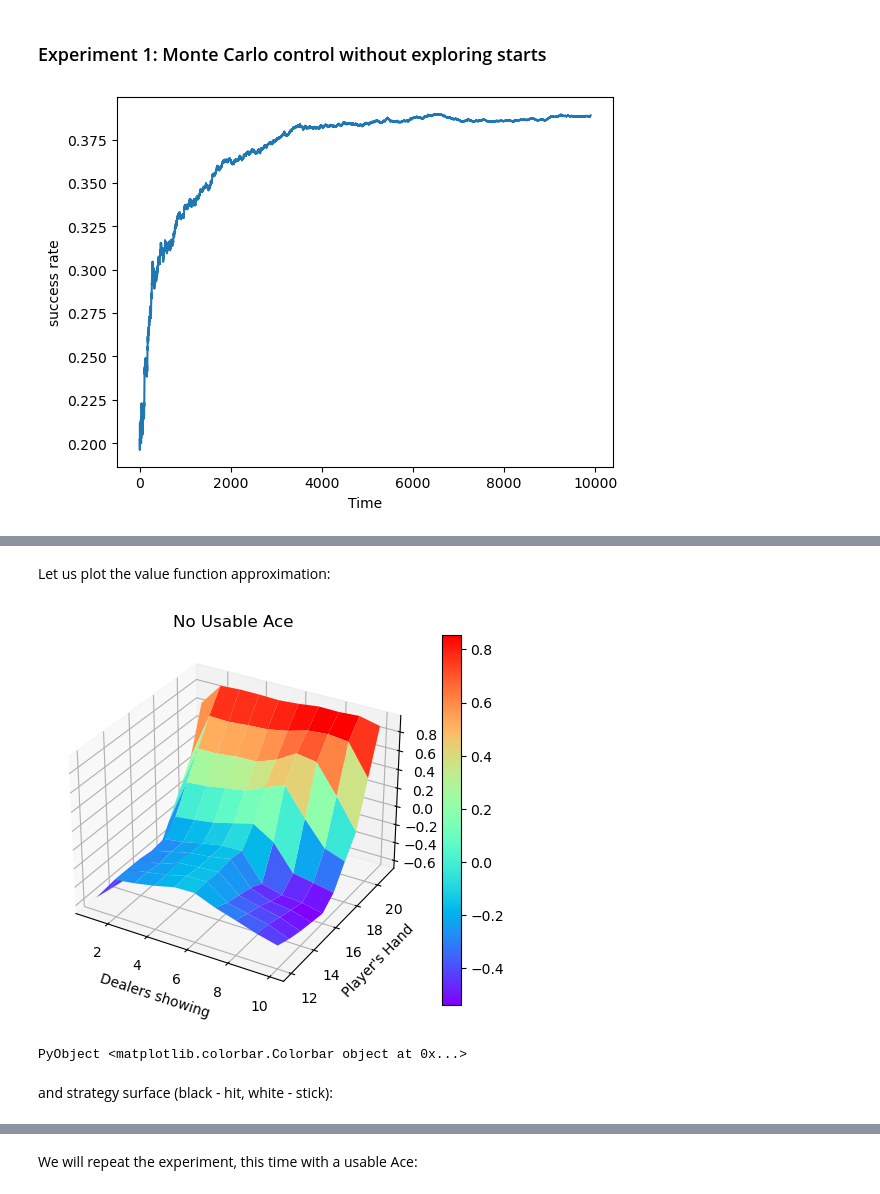
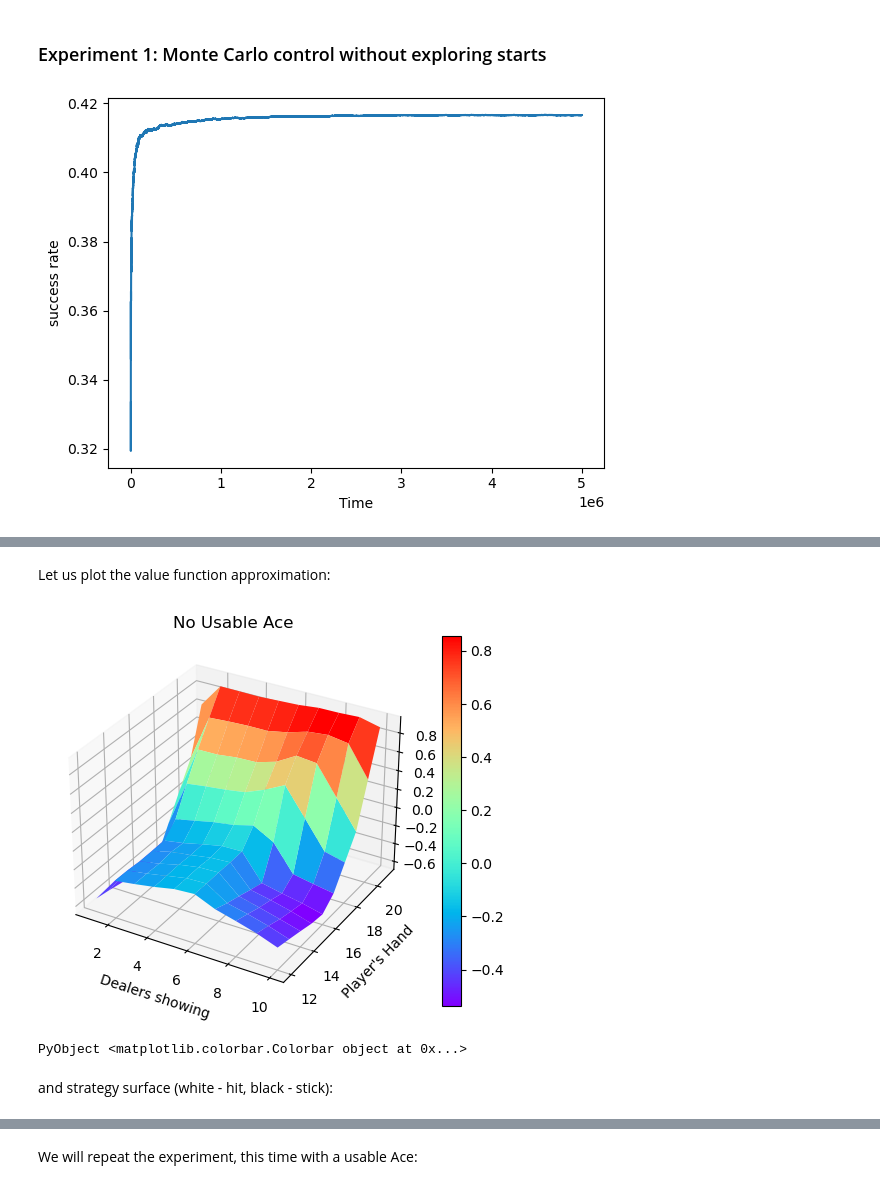
Before and after one commit to bartoszpankratz/234900-0286-MW, a Jupyter notebook: 3. Metody Monte Carlo/blackjack.ipynb, the cells around one changed output, grey strips where cells are left out. Saved outputs shown, nothing was run; the diff lists cells and outputs as text; code cells hidden in the pictures.

```diff
--- a/3. Metody Monte Carlo/blackjack.ipynb
+++ b/3. Metody Monte Carlo/blackjack.ipynb
@@ -30,31 +135,29 @@ and learning function:
 # %%
 function get_episode(agent; es = false, maxstep = 1000)
     step = 1
-    hand,dealer,ace = agent.env.state
-    state = (hand,dealer,ace)
-    if !haskey(agent.Q, state) || rand() < agent.ϵ || es
-        action = rand(1:length(agent.env.action_space))
+    S = state(agent.env)
+    if !haskey(agent.Q, S) || rand() < agent.ϵ || es
+        A = rand(1:length(action_space(agent.env)))
     else
-        action = argmax(agent.Q[state])
+        A = argmax(agent.Q[S])
     end
-    agent.env(action - 1)
+    agent.env(A)
     r = reward(agent.env)
-    episode = [(state, action, r)]
+    episode = [(S, A, r)]
     if is_terminated(agent.env)
         reset!(agent.env)
         return episode
     end
     while step < maxstep
-        hand,dealer,ace = agent.env.state[1]
-        state = (hand,dealer,ace)
-        if !haskey(agent.Q, state) || (rand() < agent.ϵ && !es)
-            action = rand(1:length(agent.env.action_space))
+        S = state(agent.env)
+        if !haskey(agent.Q, S) || (rand() < agent.ϵ && !es)
+            A = rand(1:length(action_space(agent.env)))
         else
-            action = argmax(agent.Q[state])
+            A = argmax(agent.Q[S])
         end
-        agent.env(action - 1)
+        agent.env(A)
         r = reward(agent.env)
-        push!(episode, (state, action,r))
+        push!(episode, (S, A,r))
         if is_terminated(agent.env)
             reset!(agent.env)
             break
@@ -70,16 +173,16 @@ function update!(agent; es = false)
     occur_first = reverse(vcat(findfirst.(isequal.(unique(episode)), [episode]), length(episode) + 1))
     for k = 2:length(occur_first)
         for i = occur_first[k-1] - 1:-1:occur_first[k]
-            state,action,r = episode[i]
+            S,A,r = episode[i]
             R = agent.β*R + r
         end
-        state,action,r = deepcopy(episode[occur_first[k]])
-        if !haskey(agent.Q, state)
-            agent.C[state] = zeros(length(agent.env.action_space))
-            agent.Q[state] = zeros(length(agent.env.action_space))
+        S,A,r = deepcopy(episode[occur_first[k]])
+        if !haskey(agent.Q, S)
+            agent.C[S] = zeros(length(action_space(agent.env)))
+            agent.Q[S] = zeros(length(action_space(agent.env)))
         end
-        agent.C[state][action] += 1.0
-        agent.Q[state][action] += (R - agent.Q[state][action])/ agent.C[state][action]
+        agent.C[S][A] += 1.0
+        agent.Q[S][A] += (R - agent.Q[S][A])/ agent.C[S][A]
     end
     episode[end][3] == 1.0 ? (return 1.0) : (return 0.0)
 end
@@ -102,10 +205,10 @@ MC! (generic function with 1 method)
 # %%
 agent = Agent(env)
 
-success_rate = MC!(agent, maxit = 1_000_000);
+success_rate = MC!(agent, maxit = 5_000_000);
 # %%
-plot(success_rate[100:10000])
+plot(success_rate[100:5_000_000])
 xlabel("Time")
 ylabel("success rate")
 # %% [output]
-[figure, old version]
+[figure, new version]
@@ -114,15 +217,15 @@ PyObject Text(24.0, 0.5, 'success rate')
 Let us plot the value function approximation:
 # %%
 cm = get_cmap(:gray)
-p = plot_surface(1:10, 12:21, [maximum(agent.Q[(i,j,false)])
+p = plot_surface(1:10, 12:21, [maximum(agent.Q[(i,j,1)])
         for i in 12:21, j in 1:10], cmap = get_cmap("rainbow") )
 ylabel("Player's Hand")
 xlabel("Dealers showing")
 title("No Usable Ace")
 colorbar(p)
 # %% [output]
-[figure, old version]
+[figure, new version]
 PyObject <matplotlib.colorbar.Colorbar object at 0x...>
 # %% [markdown]
-and strategy surface (black - hit, white - stick):
+and strategy surface (white - hit, black - stick):
 # %%
```
Also changed, not shown: parts of 17 cells of this notebook, 3 other files.
